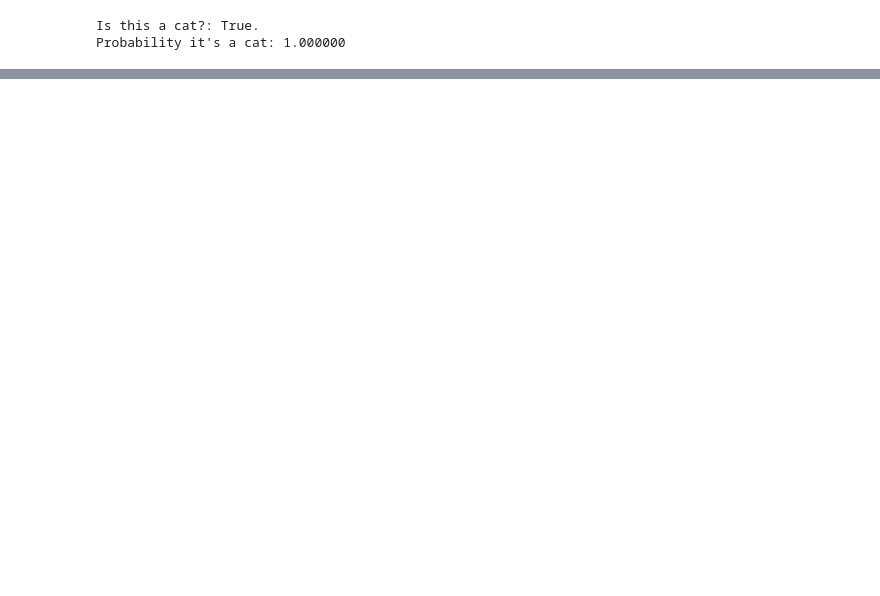
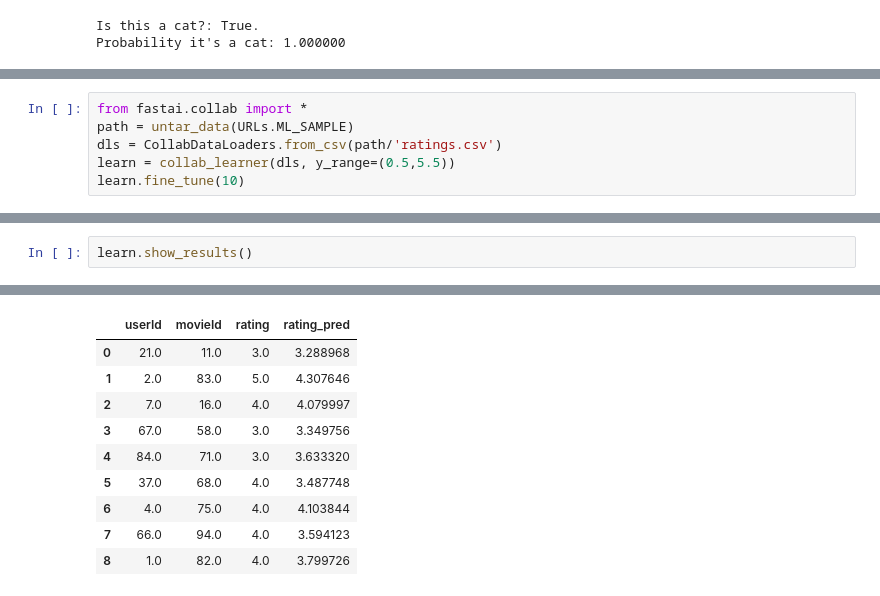
Before and after one commit to kelinio/Snakepit, a Jupyter notebook: Machine Learning/fastai/fastbook/01_intro.ipynb, the cells around one changed output, grey strips where cells are left out. Saved outputs shown, nothing was run; the diff lists cells and outputs as text; blank space fills up the shorter version.

```diff
--- a/Machine Learning/fastai/fastbook/01_intro.ipynb
+++ b/Machine Learning/fastai/fastbook/01_intro.ipynb
@@ -31,0 +91,6 @@ Probability it's a cat: 1.000000
+# %%
+from fastai.collab import *
+path = untar_data(URLs.ML_SAMPLE)
+dls = CollabDataLoaders.from_csv(path/'ratings.csv')
+learn = collab_learner(dls, y_range=(0.5,5.5))
+learn.fine_tune(10)
@@ -31,0 +112,3 @@ Probability it's a cat: 1.000000
+# %%
+learn.show_results()
+# %% [output]
@@ -31,0 +116,10 @@ Probability it's a cat: 1.000000
+|  | userId | movieId | rating | rating_pred |
+| 0 | 21.0 | 11.0 | 3.0 | 3.288968 |
+| 1 | 2.0 | 83.0 | 5.0 | 4.307646 |
+| 2 | 7.0 | 16.0 | 4.0 | 4.079997 |
+| 3 | 67.0 | 58.0 | 3.0 | 3.349756 |
+| 4 | 84.0 | 71.0 | 3.0 | 3.633320 |
+| 5 | 37.0 | 68.0 | 4.0 | 3.487748 |
+| 6 | 4.0 | 75.0 | 4.0 | 4.103844 |
+| 7 | 66.0 | 94.0 | 4.0 | 3.594123 |
+| 8 | 1.0 | 82.0 | 4.0 | 3.799726 |
```
Also changed, not shown: parts of 8 cells of this notebook.
